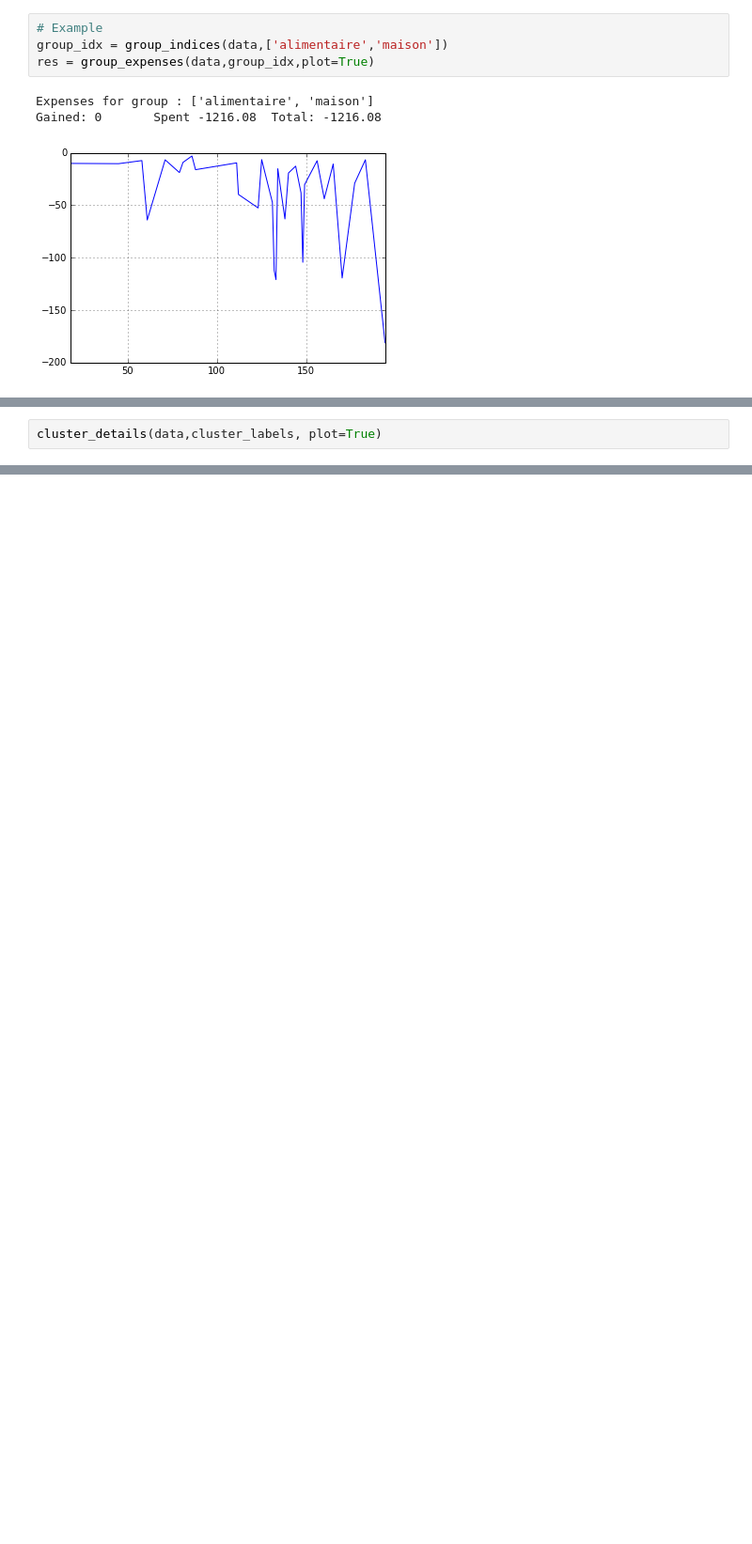
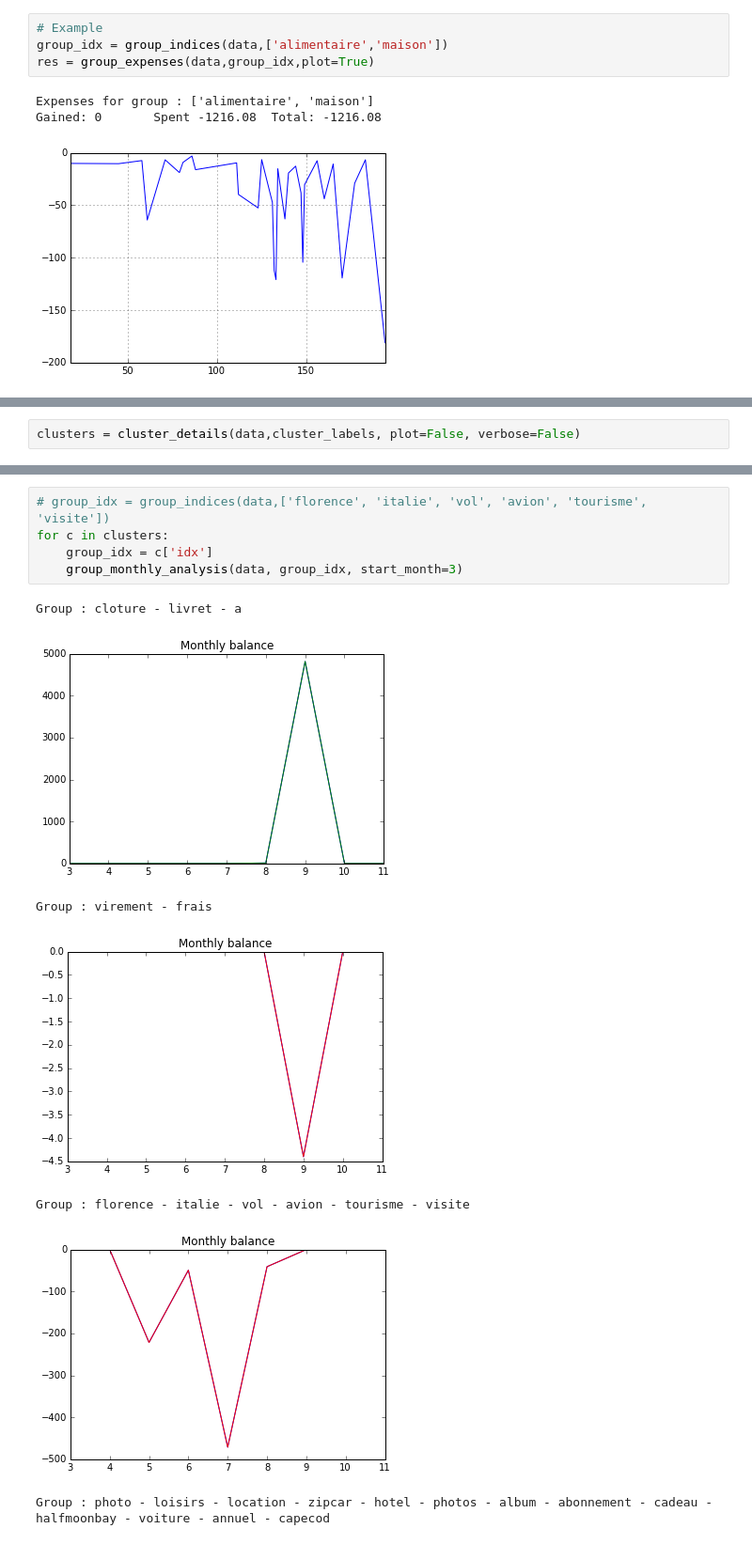
Before and after one commit to sds-dubois/ExpenseAnalyzer, a Jupyter notebook: Viz.ipynb, the cells around one changed output, grey strips where cells are left out. Shown: that part at 94% size. Cells and saved outputs as stored; diff of their text form; blank space fills up the shorter version.

Commit message:
Added plots to show monthly balance for each cluster

```diff
--- a/Viz.ipynb
+++ b/Viz.ipynb
@@ -33,2 +33,2 @@ cluster_labels = draw_graph(data)
 # %%
-cluster_details(data,cluster_labels, plot=True)
+clusters = cluster_details(data,cluster_labels, plot=False, verbose=False)
@@ -62,0 +35,13 @@ Gained: 20027.98        Spent -1509.14  Total: 18518.84
+# %%
+# group_idx = group_indices(data,['florence', 'italie', 'vol', 'avion', 'tourisme', 'visite'])
+for c in clusters:
+    group_idx = c['idx']
+    group_monthly_analysis(data, group_idx, start_month=3)
+# %% [output]
+Group : cloture - livret - a
+[figure, added]
+Group : virement - frais
+[figure, added]
+Group : florence - italie - vol - avion - tourisme - visite
+[figure, added]
+Group : photo - loisirs - location - zipcar - hotel - photos - album - abonnement - cadeau - halfmoonbay - voiture - annuel - capecod
```
Also changed, not shown: parts of 4 cells of this notebook, 1 other file.
